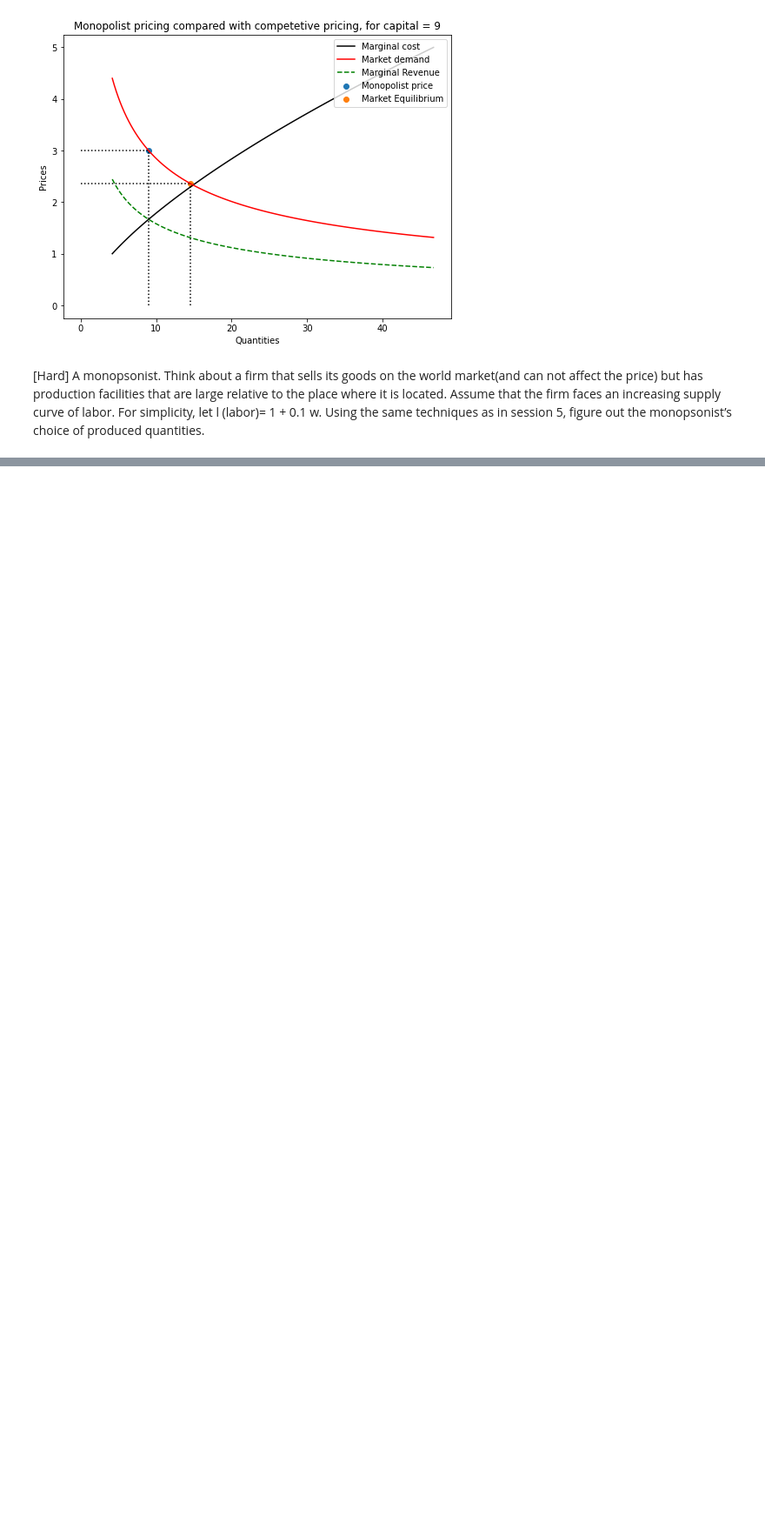
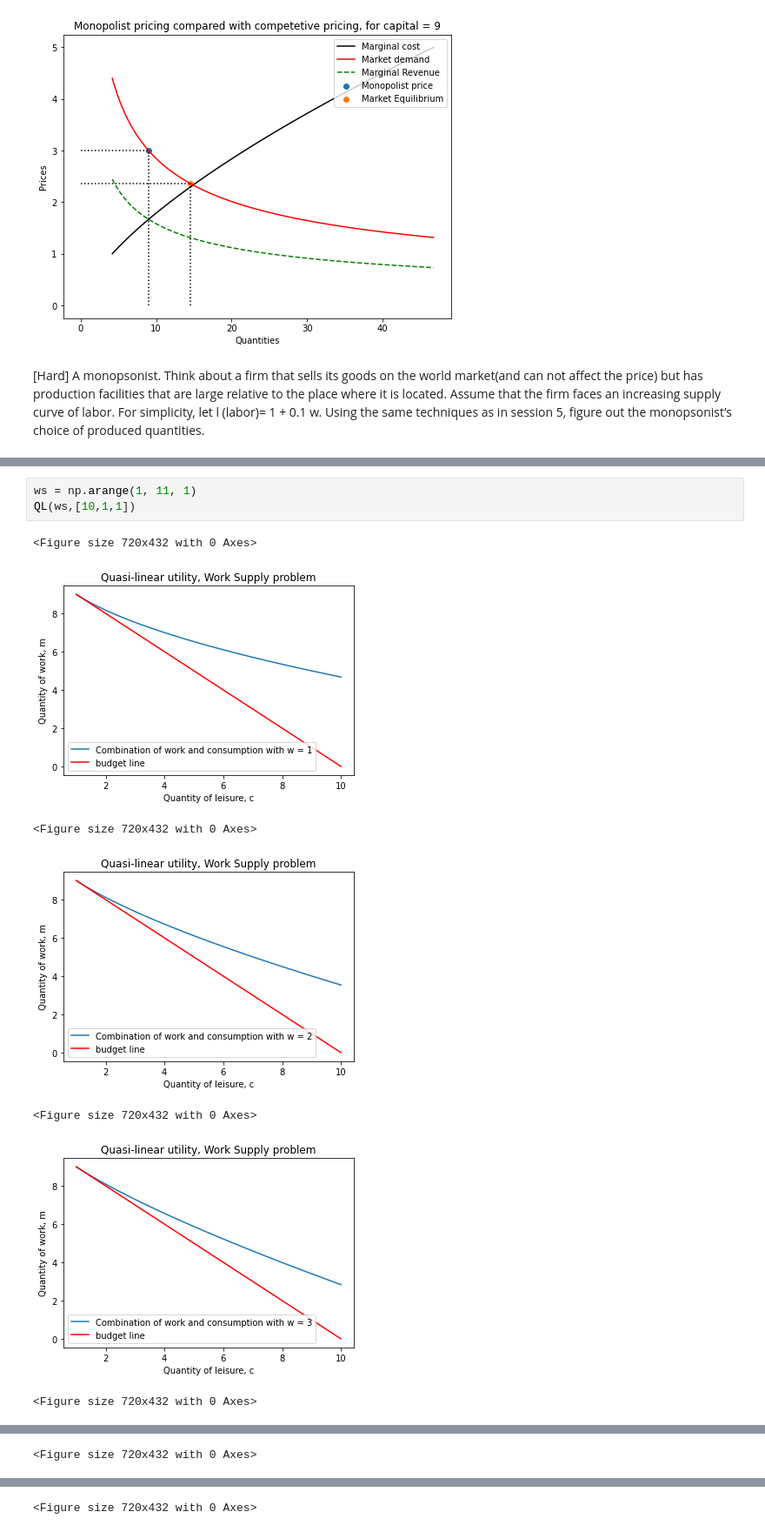
Before and after one commit to PaulineMalaguti/EBA3650, a Jupyter notebook: Lecture 5/QE_Problem_Set_5.ipynb, the cells around one changed output, grey strips where cells are left out. Shown at 87% size. Drawn from its saved outputs; the diff is of its cells as text; blank space fills up the shorter version.

```diff
--- a/Lecture 5/QE_Problem_Set_5.ipynb
+++ b/Lecture 5/QE_Problem_Set_5.ipynb
@@ -625,0 +687,11 @@ Text(0.5, 1.0, 'Production output depending on the wages')
+# %%
+ws = np.arange(1, 11, 1)
+QL(ws,[10,1,1])
+# %% [output]
+<Figure size 720x432 with 0 Axes>
+[figure, added]
+<Figure size 720x432 with 0 Axes>
+[figure, added]
+<Figure size 720x432 with 0 Axes>
+[figure, added]
+<Figure size 720x432 with 0 Axes>
@@ -625,0 +699 @@ Text(0.5, 1.0, 'Production output depending on the wages')
+<Figure size 720x432 with 0 Axes>
@@ -625,0 +701 @@ Text(0.5, 1.0, 'Production output depending on the wages')
+<Figure size 720x432 with 0 Axes>
```
Also changed, not shown: parts of 13 cells of this notebook.
